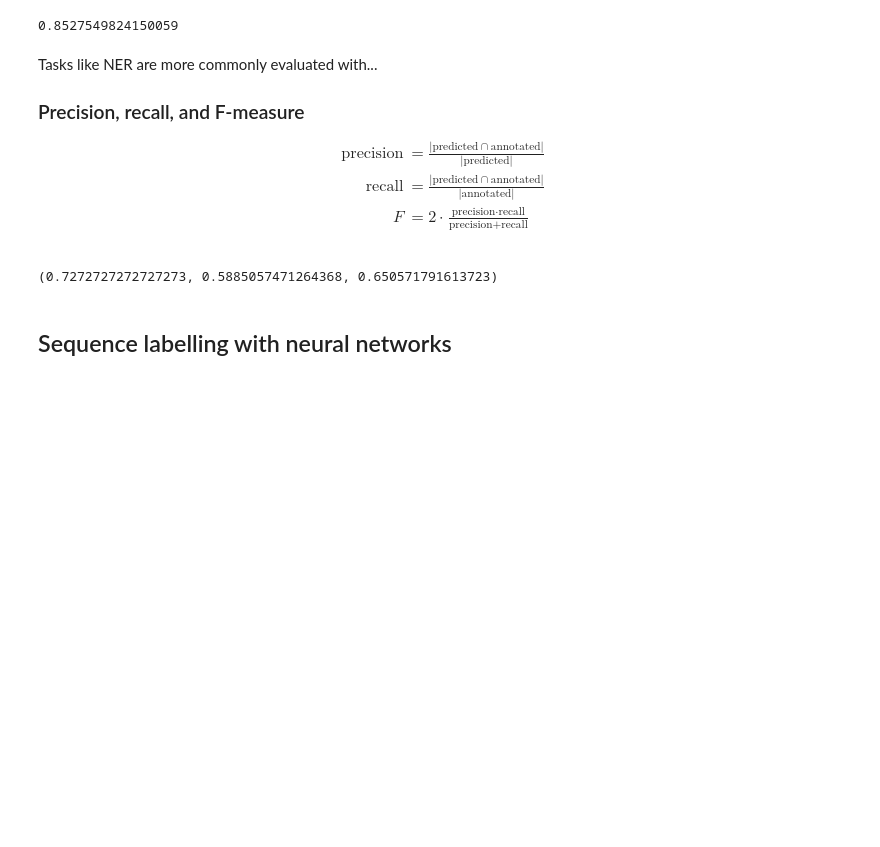
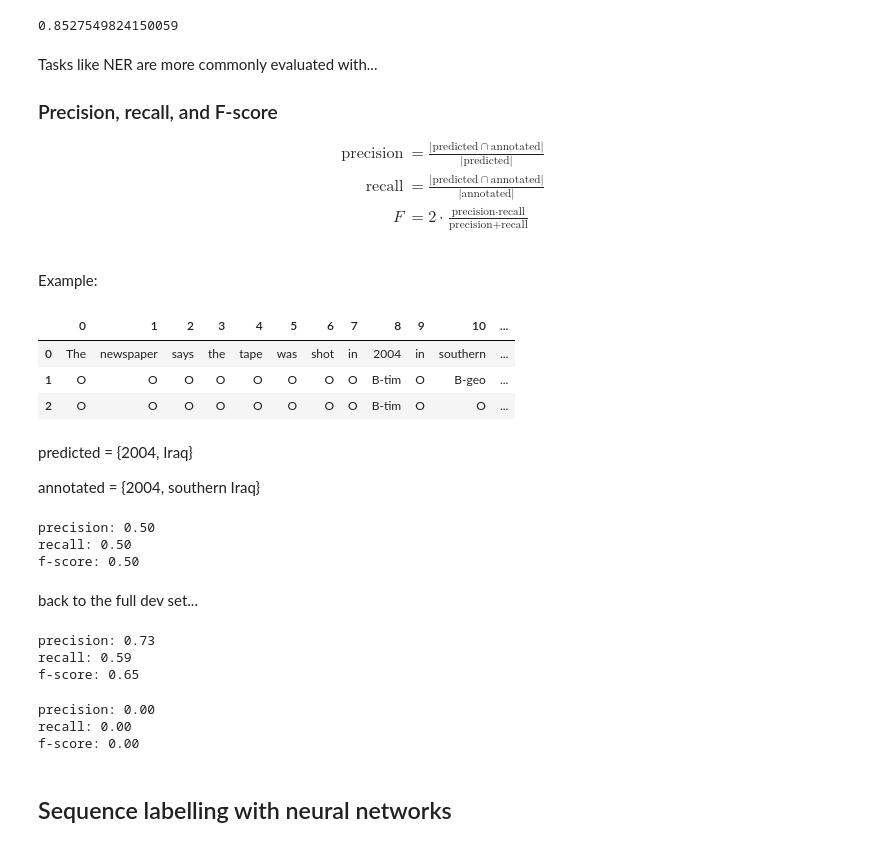
Before and after one commit to copenlu/stat-nlp-book, a Jupyter notebook: chapters/sequence_labeling_slides.ipynb, the cells around one changed output. Drawn from its saved outputs; the diff is of its cells as text; code cells hidden in the pictures; blank space fills up the shorter version.

```diff
--- a/chapters/sequence_labeling_slides.ipynb
+++ b/chapters/sequence_labeling_slides.ipynb
@@ -539,17 +554,47 @@ def calculate_prf(goldset, preds):
 # %% [markdown]
 Tasks like NER are more commonly evaluated with...
 
-### Precision, recall, and F-measure
+### Precision, recall, and F-score
 
 \begin{align}
 \text{precision} & = \frac{|\text{predicted}\cap\text{annotated}|}{|\text{predicted}|} \\[.5em]
 \text{recall} & = \frac{|\text{predicted}\cap\text{annotated}|}{|\text{annotated}|} \\[.5em]
 F & = 2 \cdot \frac{\text{precision}\cdot\text{recall}}{\text{precision}+\text{recall}} \\
 \end{align}
+# %% [markdown]
+Example:
+# %%
+pd.DataFrame([dev_ner[18][0], dev_ner[18][1], local_2_pred_dev[18]])
+# %% [output]
+|  | 0 | 1 | 2 | 3 | 4 | 5 | 6 | 7 | 8 | 9 | 10 | ... |
+| 0 | The | newspaper | says | the | tape | was | shot | in | 2004 | in | southern | ... |
+| 1 | O | O | O | O | O | O | O | O | B-tim | O | B-geo | ... |
+| 2 | O | O | O | O | O | O | O | O | B-tim | O | O | ... |
+# %% [markdown]
+predicted = {2004, Iraq}
+
+annotated = {2004, southern Iraq}
+# %%
+print_prf([dev_ner[18]], [local_2_pred_dev[18]])
+# %% [output]
+precision: 0.50
+recall: 0.50
+f-score: 0.50
+# %% [markdown]
+back to the full dev set...
 # %%
-calculate_prf(dev_ner, local_2.predict(dev_ner))
+local_2_pred_dev = local_2.predict(dev_ner)
+print_prf(dev_ner, local_2_pred_dev)
 # %% [output]
-(0.7272727272727273, 0.5885057471264368, 0.650571791613723)
+precision: 0.73
+recall: 0.59
+f-score: 0.65
+# %%
+print_prf(dev_ner, only_o)
+# %% [output]
+precision: 0.00
+recall: 0.00
+f-score: 0.00
 # %% [markdown]
 ## Sequence labelling with neural networks
 # %% [markdown]
```
Also changed, not shown: parts of 12 cells of this notebook, 2 other files.
